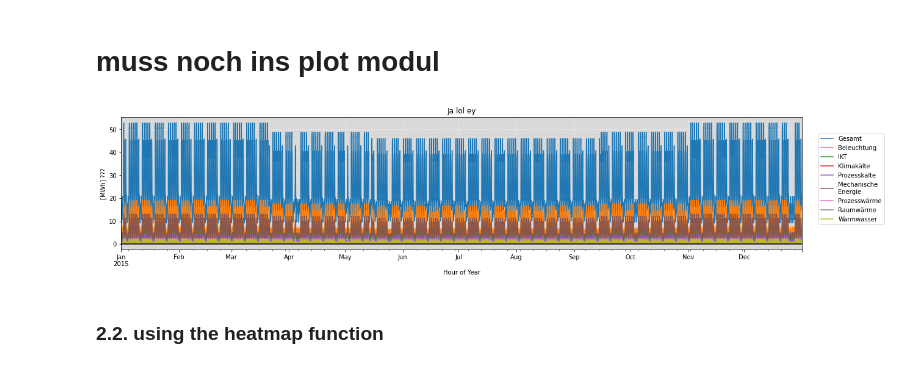
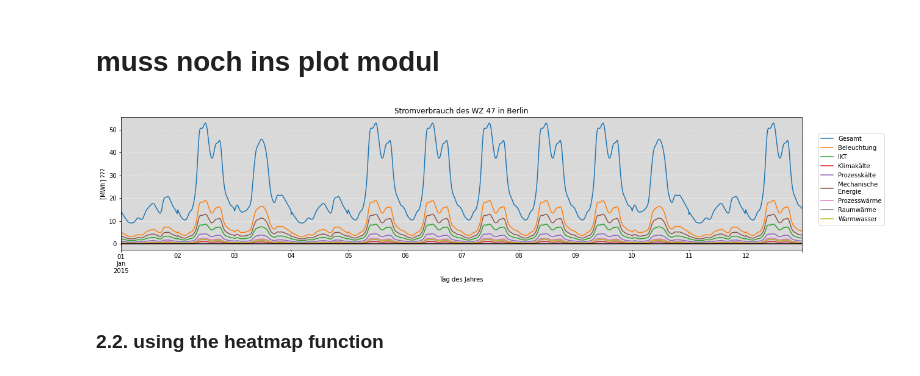
Before and after one commit to DemandRegioTeam/disaggregator, a Jupyter notebook: XX_Demo_application_disaggregations.ipynb, the cells around one changed output. Saved outputs shown, nothing was run; the diff lists cells and outputs as text; code cells hidden in the pictures.

```diff
--- a/XX_Demo_application_disaggregations.ipynb
+++ b/XX_Demo_application_disaggregations.ipynb
@@ -241,9 +224,9 @@ def temporal_plot_function(df):
 # %%
-fig, ax = temporal_plot_function(temp_power_CTS_detailed["DE300", 47])
-plot.set_ax_format(ax=ax, ylabel='[MWh] ???', xlabel='Hour of Year',
-                   axtitle='Ja lol ey')
+fig, ax = plot.temporal_plot_function(temp_power_CTS_detailed["DE300", 47].head(1152))
+plot.set_ax_format(ax=ax, ylabel='[MWh] ???', xlabel='Tag des Jahres',
+                   axtitle='Stromverbrauch des WZ 47 in Berlin')
 # %% [output]
-[figure, old version]
+[figure, new version]
 # %% [markdown]
 ### 2.2. using the heatmap function
 # %% [markdown]
```
Also changed, not shown: parts of 3 cells of this notebook, 1 other file.
